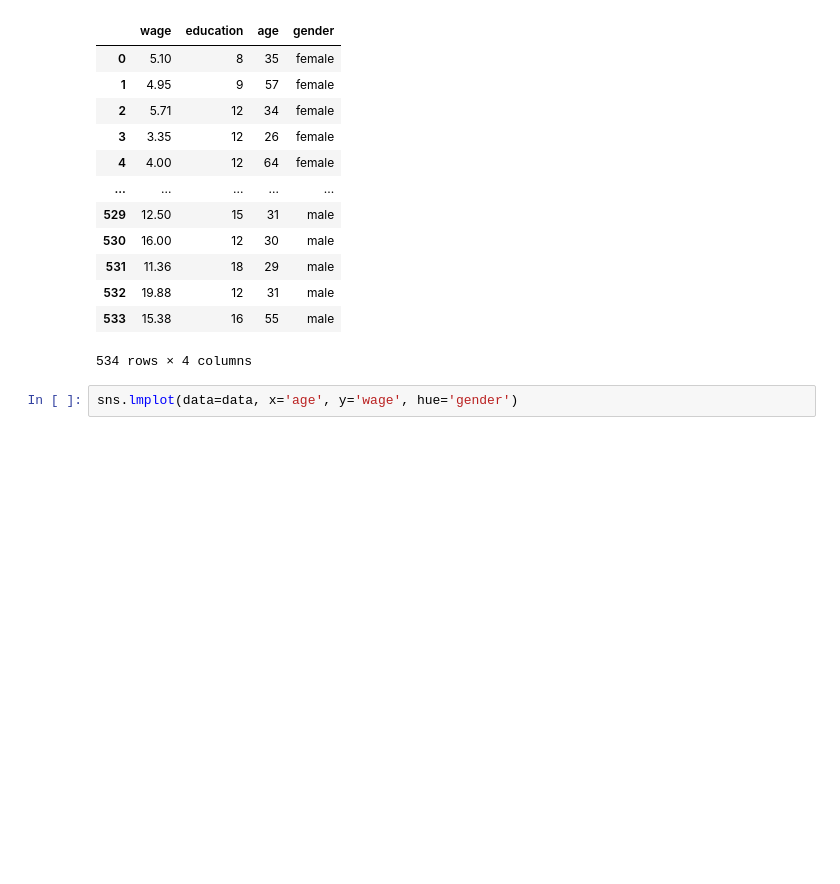
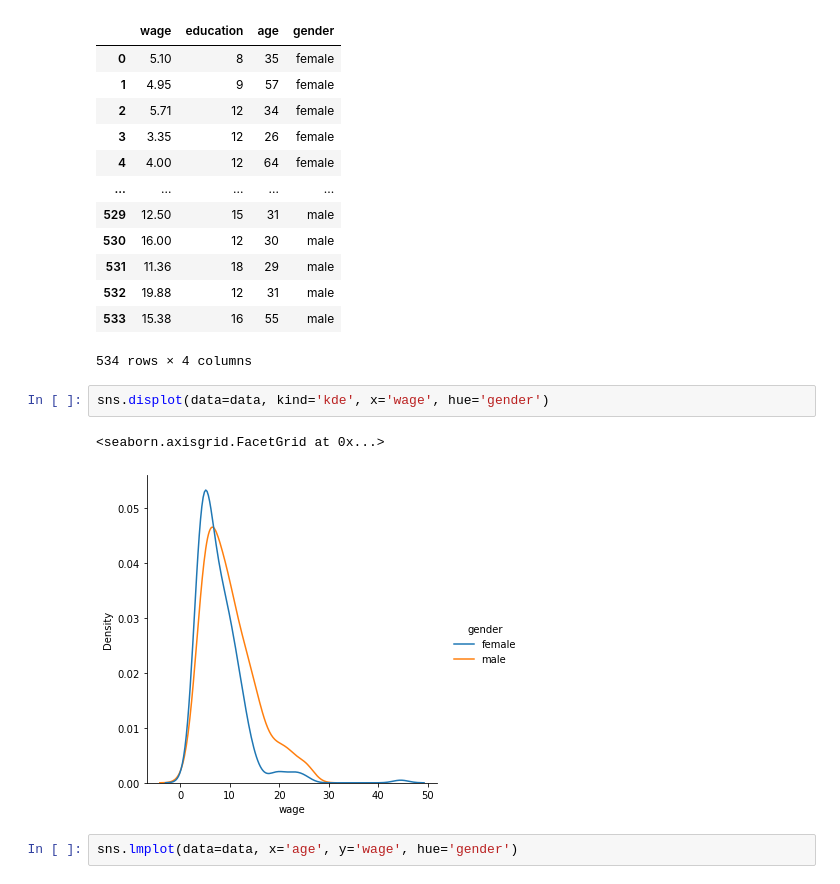
Before and after one commit to psychdatascience/FDS-CourseOne, a Jupyter notebook: examples/VisualizationProject.ipynb, the cells around one changed output. Cells and saved outputs as stored; diff of their text form; blank space fills up the shorter version.

```diff
--- a/examples/VisualizationProject.ipynb
+++ b/examples/VisualizationProject.ipynb
@@ -23,6 +23,11 @@ data
 | 532 | 19.88 | 12 | 31 | male |
 | 533 | 15.38 | 16 | 55 | male |
 534 rows × 4 columns
+# %%
+sns.displot(data=data, kind='kde', x='wage', hue='gender')
+# %% [output]
+<seaborn.axisgrid.FacetGrid at 0x...>
+[figure, added]
 # %%
 sns.lmplot(data=data, x='age', y='wage', hue='gender')
 # %% [output]
```
